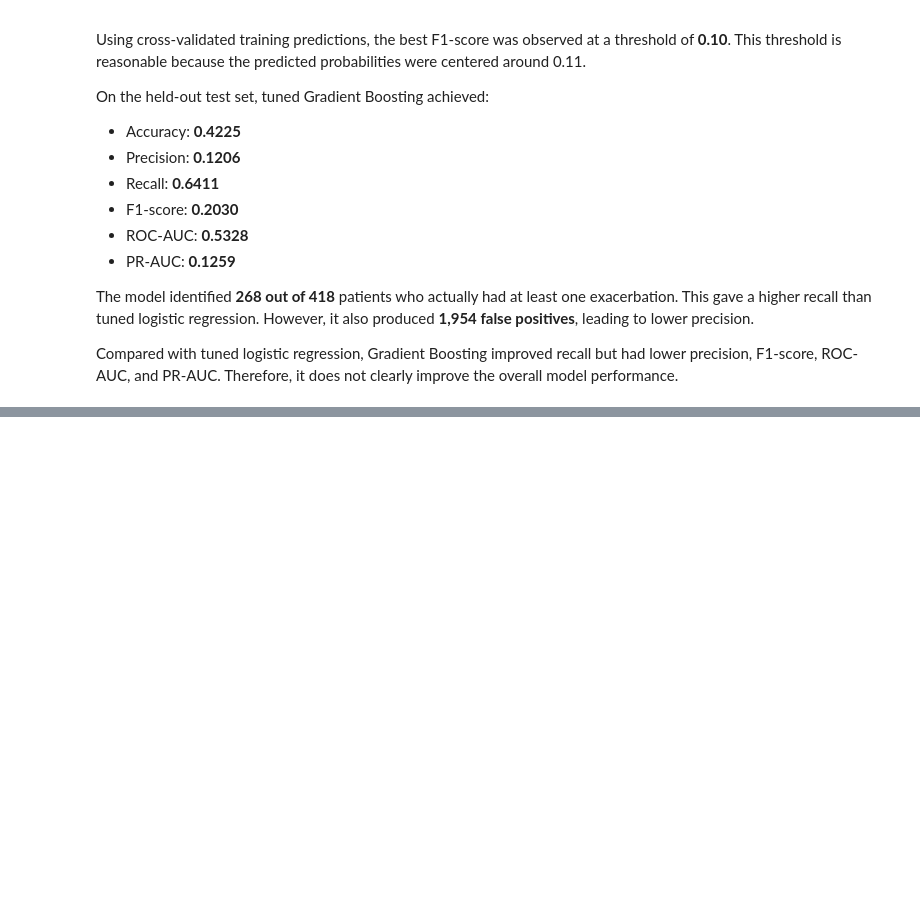
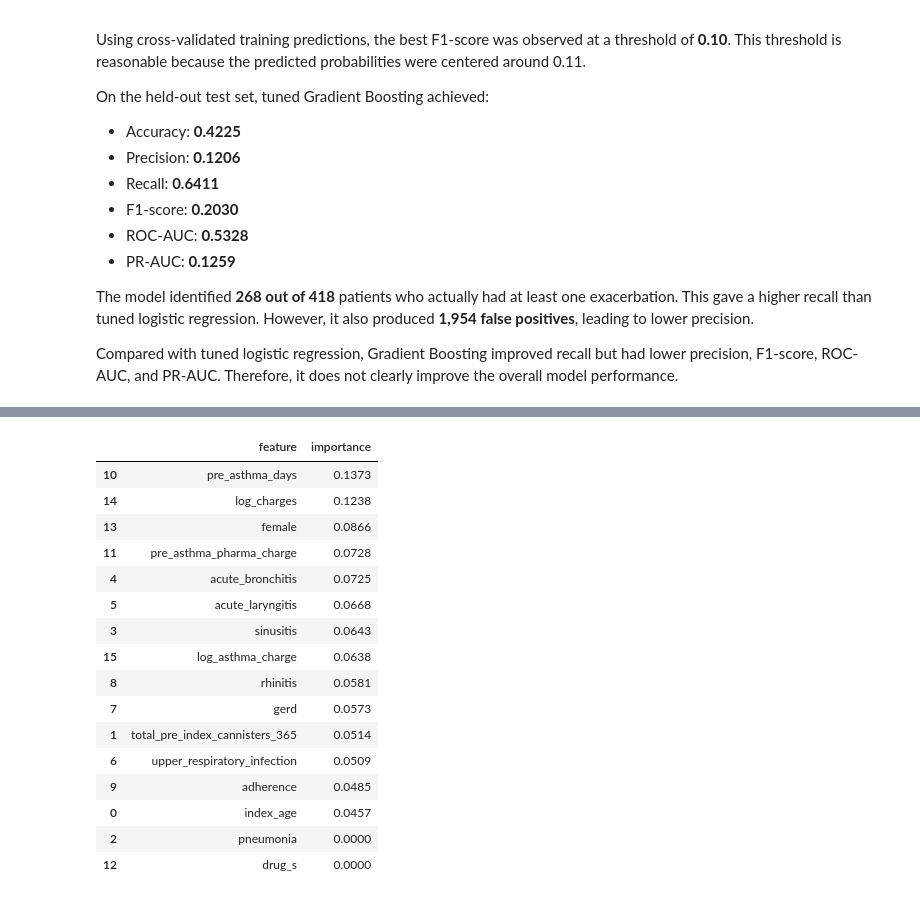
Before and after one commit to tarachd/drug-efficacy-asthma-ml, a Jupyter notebook: notebooks/06_advanced_binary_classification_xgboost.ipynb, the cells around one changed output, grey strips where cells are left out. Cells and saved outputs as stored; diff of their text form; code cells hidden in the pictures; blank space fills up the shorter version.

```diff
--- a/notebooks/06_advanced_binary_classification_xgboost.ipynb
+++ b/notebooks/06_advanced_binary_classification_xgboost.ipynb
@@ -338,0 +640,25 @@ Compared with tuned logistic regression, Gradient Boosting improved recall but h
+# %%
+xgb_feature_importance = pd.DataFrame({
+    "feature": X_train.columns,
+    "importance": best_xgb.feature_importances_
+}).sort_values("importance", ascending=False)
+
+xgb_feature_importance
+# %% [output]
+|  | feature | importance |
+| 10 | pre_asthma_days | 0.1373 |
+| 14 | log_charges | 0.1238 |
+| 13 | female | 0.0866 |
+| 11 | pre_asthma_pharma_charge | 0.0728 |
+| 4 | acute_bronchitis | 0.0725 |
+| 5 | acute_laryngitis | 0.0668 |
+| 3 | sinusitis | 0.0643 |
+| 15 | log_asthma_charge | 0.0638 |
+| 8 | rhinitis | 0.0581 |
+| 7 | gerd | 0.0573 |
+| 1 | total_pre_index_cannisters_365 | 0.0514 |
+| 6 | upper_respiratory_infection | 0.0509 |
+| 9 | adherence | 0.0485 |
+| 0 | index_age | 0.0457 |
+| 2 | pneumonia | 0.0000 |
+| 12 | drug_s | 0.0000 |
```
Also changed, not shown: parts of 19 cells of this notebook.
